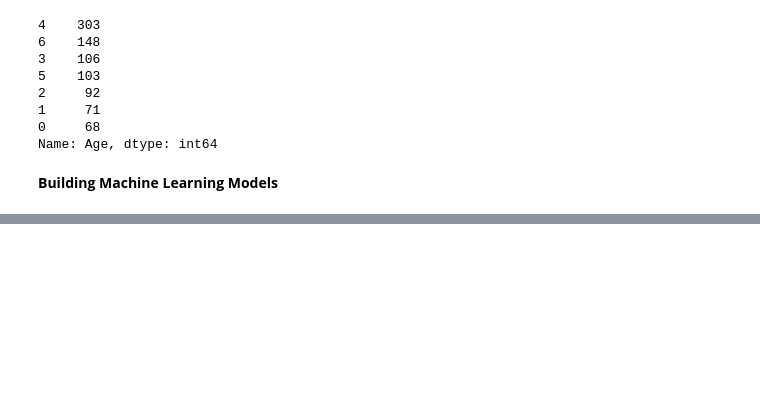
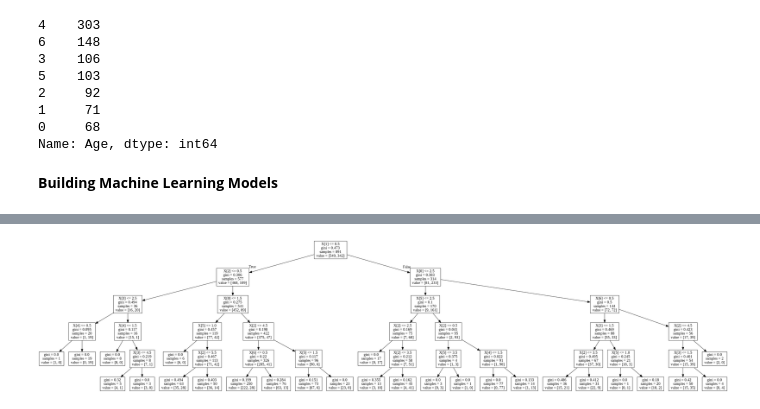
Before and after one commit to aashigupta1202/decision_tree, a Jupyter notebook: Decision_trees.ipynb, the cells around one changed output, grey strips where cells are left out. Cells and saved outputs as stored; diff of their text form; code cells hidden in the pictures; blank space fills up the shorter version.

```diff
--- a/Decision_trees.ipynb
+++ b/Decision_trees.ipynb
@@ -253,0 +270,17 @@ acc_decision_tree
+# %%
+from sklearn.tree import DecisionTreeClassifier
+from sklearn import datasets
+from IPython.display import Image
+from sklearn import tree
+import pydotplus
+
+# Create DOT data
+dot_data = tree.export_graphviz(decision_tree, out_file=None)
+
+# Draw graph
+graph = pydotplus.graph_from_dot_data(dot_data)
+
+# Show graph
+Image(graph.create_png())
+# %% [output]
+[figure, added]
```
Also changed, not shown: parts of 5 cells of this notebook.
